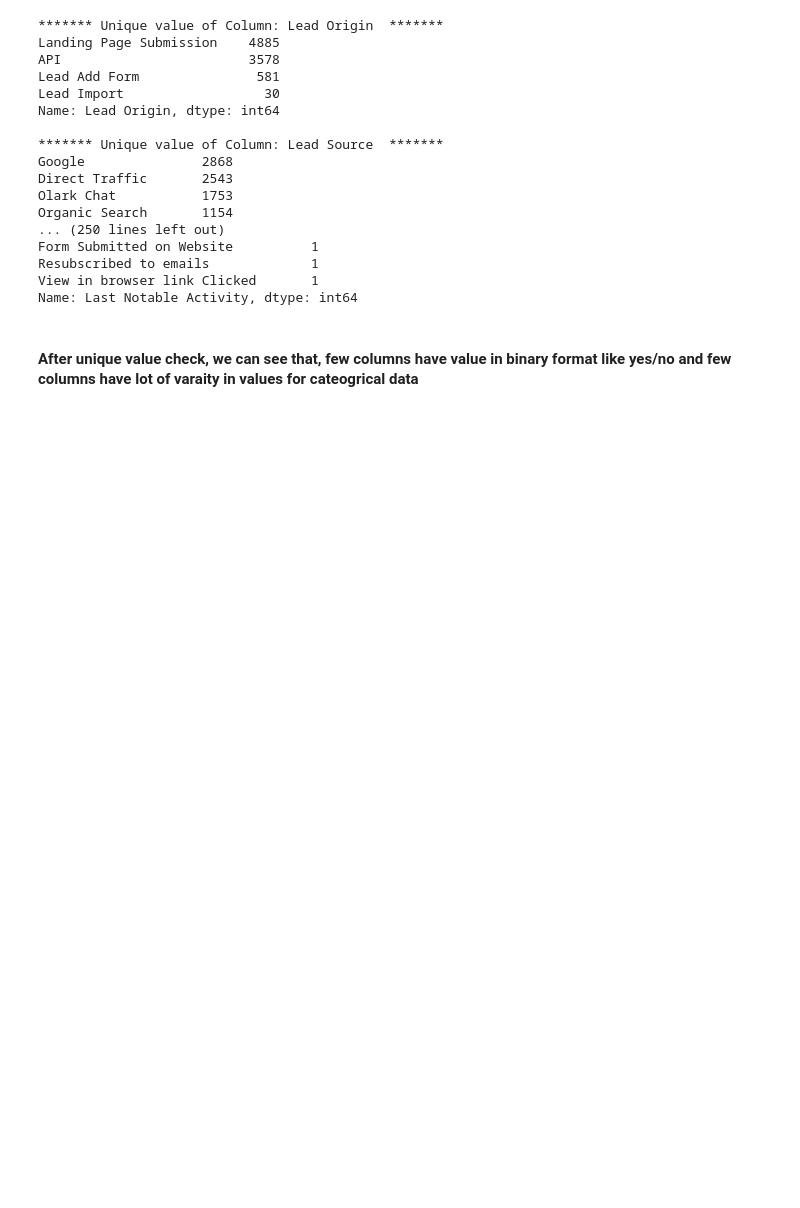
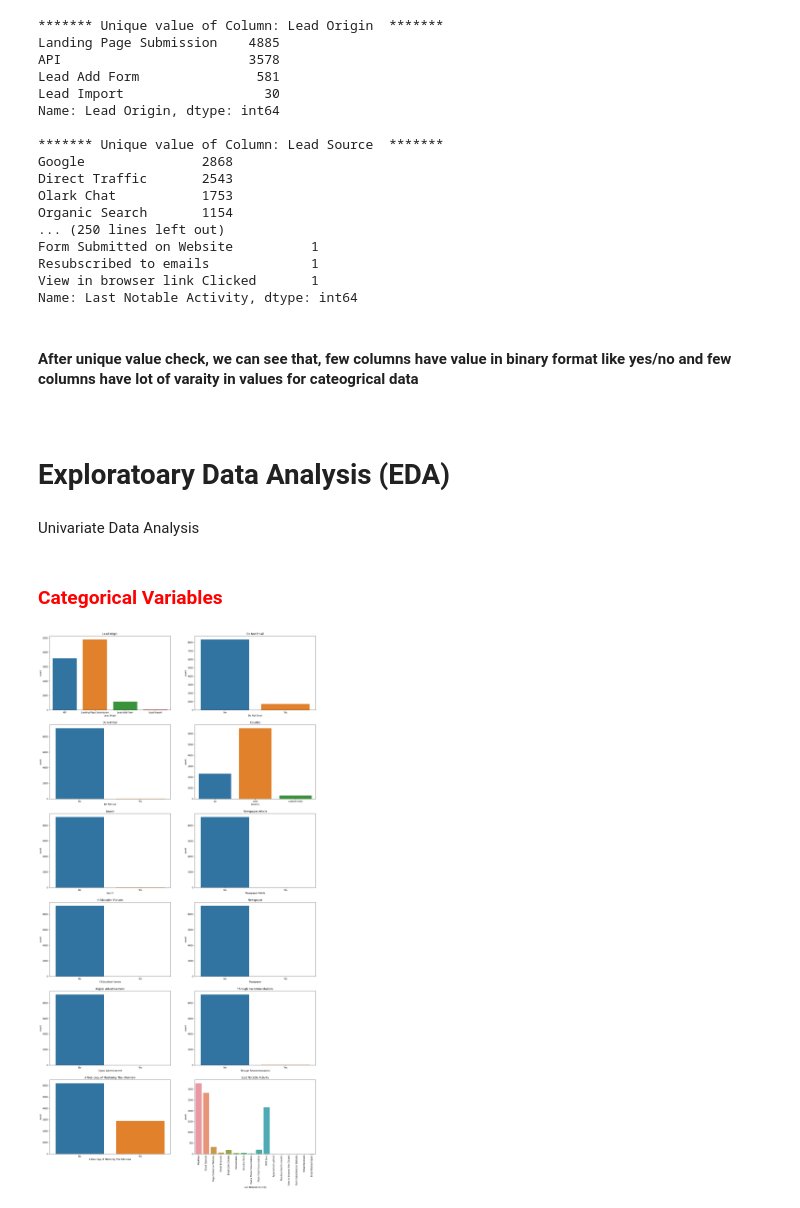
Before and after one commit to rohitmishra6300/leadScoreCaseStudy, a Jupyter notebook: scoreModel.ipynb, the cells around one changed output. Cells and saved outputs as stored; diff of their text form; code cells hidden in the pictures; blank space fills up the shorter version.

```diff
--- a/scoreModel.ipynb
+++ b/scoreModel.ipynb
@@ -13,7 +29,7 @@ import numpy as np
 # %% [markdown]
 #### Data Reading
 # %%
-leadDf = pd.read_csv("data/Leads.csv")
+leadDf = pd.read_csv("data/leadDf.csv")
 leadDf.head()
 # %% [output]
 |  | Prospect ID | Lead Number | Lead Origin | Lead Source | Do Not Email | Do Not Call | Converted | TotalVisits | ... |
@@ -315,3 +331,76 @@ View in browser link Clicked       1
 Name: Last Notable Activity, dtype: int64
 # %% [markdown]
 <h4><strong> After unique value check, we can see that, few columns have value in binary format like yes/no and few columns have lot of varaity in values for cateogrical data  </strong><h4>
+# %% [markdown]
+# Exploratoary Data Analysis (EDA)
+# %% [markdown]
+Univariate Data Analysis
+# %% [markdown]
+<h3 style="color:red"><storng > Categorical Variables</storng>
+# %%
+plt.figure(figsize = (22,44))
+
+# count plot for 'Lead Origin'
+plt.subplot(6,2,1)
+sns.countplot(leadDf['Lead Origin'])
+plt.title('Lead Origin')
+
+# poltting count plot for 'Do Not Email'
+plt.subplot(6,2,2)
+sns.countplot(leadDf['Do Not Email'])
+plt.title('Do Not Email')
+
+# poltting count plot for 'Do Not Call'
+plt.subplot(6,2,3)
+sns.countplot(leadDf['Do Not Call'])
+plt.title('Do Not Call')
+
+# poltting count plot for 'Country'
+plt.subplot(6,2,4)
+sns.countplot(leadDf['Country'])
+plt.title('Country')
+
+# poltting count plot for 'Search'
+plt.subplot(6,2,5)
+sns.countplot(leadDf['Search'])
+plt.title('Search')
+
+# poltting count plot for 'Newspaper Article'
+plt.subplot(6,2,6)
+sns.countplot(leadDf['Newspaper Article'])
+plt.title('Newspaper Article')
+
+# poltting count plot for 'X Education Forums'
+plt.subplot(6,2,7)
+sns.countplot(leadDf['X Education Forums'])
+plt.title('X Education Forums')
+
+# poltting count plot for 'Newspaper'
+plt.subplot(6,2,8)
+sns.countplot(leadDf['Newspaper'])
+plt.title('Newspaper')
+
+# poltting count plot for 'Digital Advertisment'
+plt.subplot(6,2,9)
+sns.countplot(leadDf['Digital Advertisement'])
+plt.title('Digital Advertisement')
+
+# poltting count plot for 'Through Recommendations'
+plt.subplot(6,2,10)
+sns.countplot(leadDf['Through Recommendations'])
+plt.title('Through Recommendations')
+
+# poltting count plot for 'A free copy of Mastering The Interview'
+plt.subplot(6,2,11)
+sns.countplot(leadDf['A free copy of Mastering The Interview'])
+plt.title('A free copy of Mastering The Interview')
+
+# poltting count plot for 'Last Notable Activity'
+plt.subplot(6,2,12)
+sns.countplot(leadDf['Last Notable Activity']).tick_params(axis='x', rotation = 90)
+plt.title('Last Notable Activity')
+
+
+plt.show()
+# %% [output]
+[figure, added]
```
Also changed, not shown: parts of 156 cells of this notebook.
